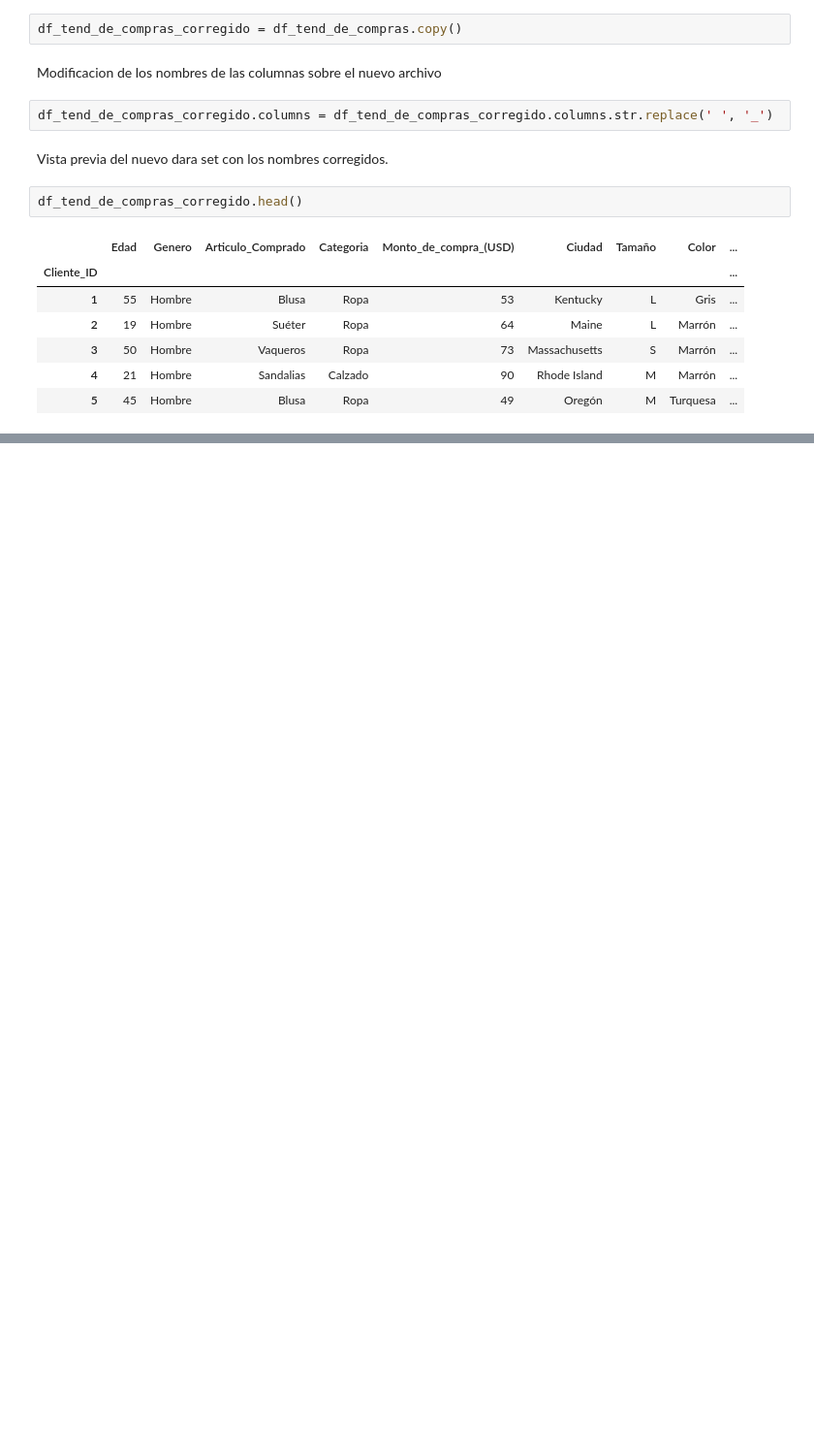
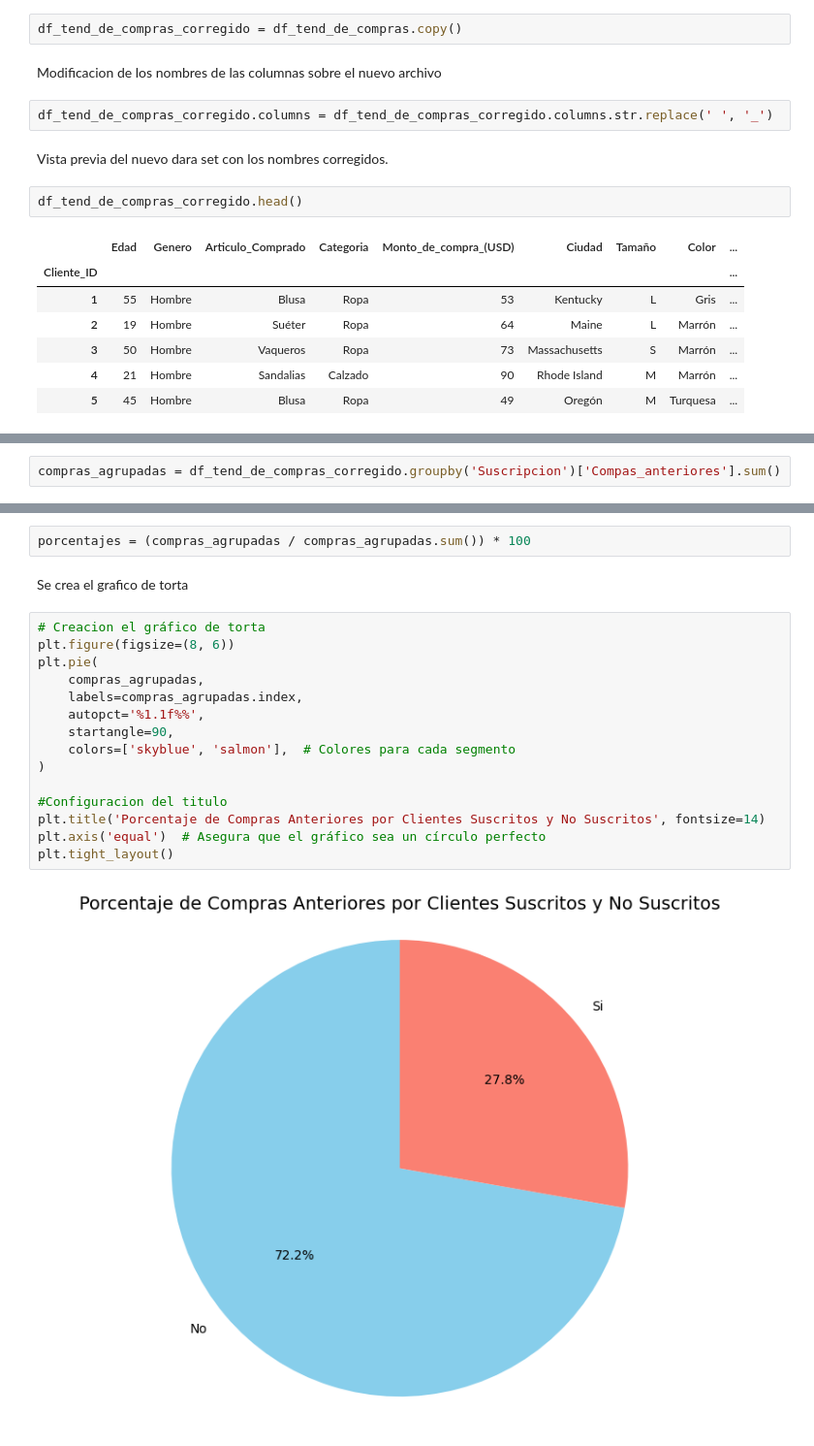
Before and after one commit to Patriciol03/Analisis_tendencias_de_compras, a Jupyter notebook: Proyecto_Tend_de_compras.ipynb, the cells around one changed output, grey strips where cells are left out. Shown: that part at 97% size. Drawn from its saved outputs; the diff is of its cells as text; blank space fills up the shorter version.

```diff
--- a/Proyecto_Tend_de_compras.ipynb
+++ b/Proyecto_Tend_de_compras.ipynb
@@ -370,0 +479,2 @@ df_tend_de_compras_corregido.head()
+# %%
+compras_agrupadas = df_tend_de_compras_corregido.groupby('Suscripcion')['Compas_anteriores'].sum()
@@ -370,0 +483,21 @@ df_tend_de_compras_corregido.head()
+# %%
+porcentajes = (compras_agrupadas / compras_agrupadas.sum()) * 100
+# %% [markdown]
+Se crea el grafico de torta
+# %%
+# Creacion el gráfico de torta
+plt.figure(figsize=(8, 6))
+plt.pie(
+    compras_agrupadas,
+    labels=compras_agrupadas.index,
+    autopct='%1.1f%%',
+    startangle=90,
+    colors=['skyblue', 'salmon'],  # Colores para cada segmento
+)
+
+#Configuracion del titulo
+plt.title('Porcentaje de Compras Anteriores por Clientes Suscritos y No Suscritos', fontsize=14)
+plt.axis('equal')  # Asegura que el gráfico sea un círculo perfecto
+plt.tight_layout()
+# %% [output]
+[figure, added]
```
Also changed, not shown: parts of 45 cells of this notebook.
